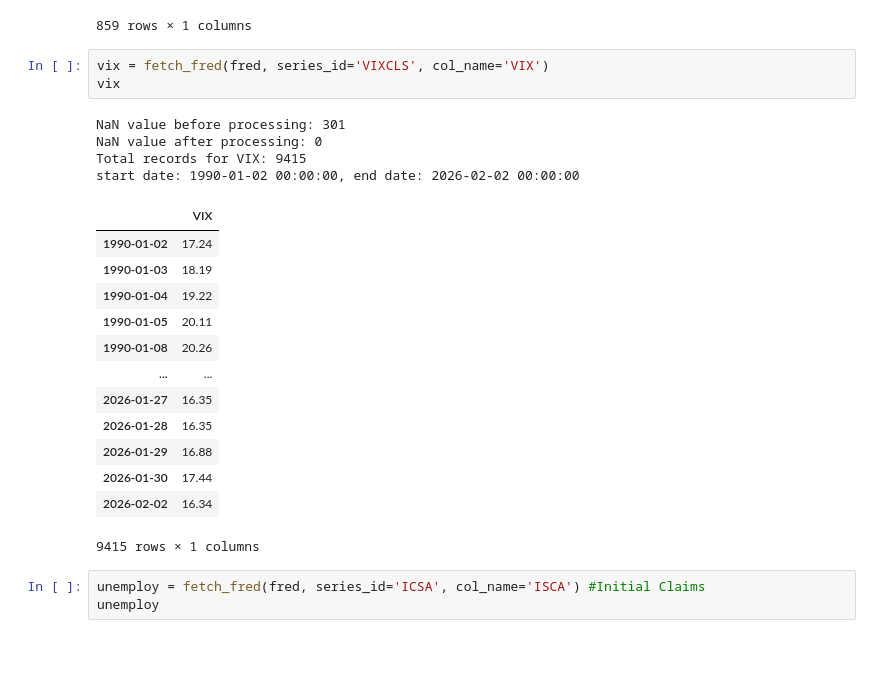
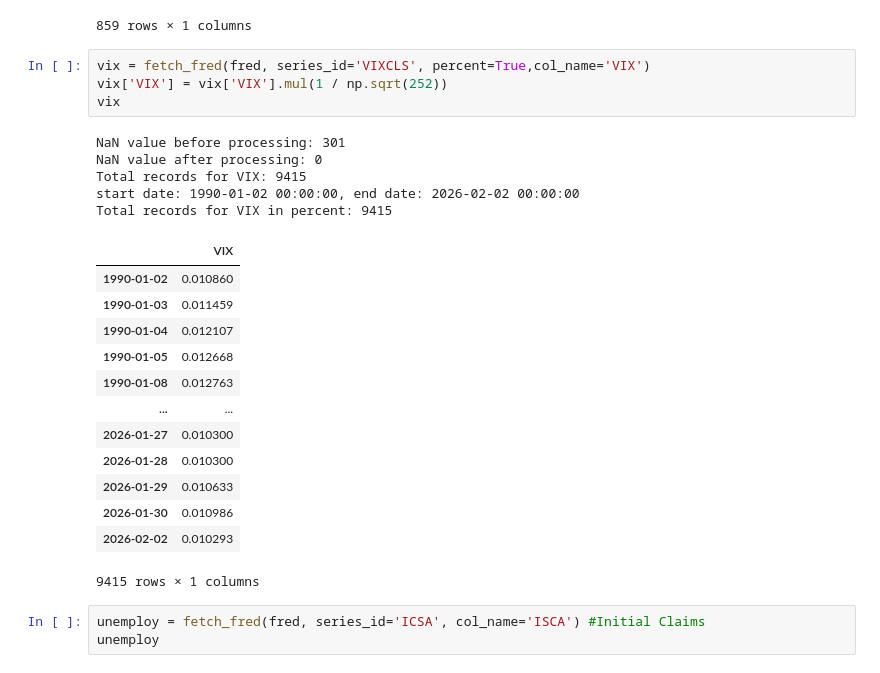
Before and after one commit to FulinQ/AQT, a Jupyter notebook: Gold/After_Meeting/Model1_FB.ipynb, the cells around one changed output. Drawn from its saved outputs; the diff is of its cells as text.

```diff
--- a/Gold/After_Meeting/Model1_FB.ipynb
+++ b/Gold/After_Meeting/Model1_FB.ipynb
@@ -196,25 +196,27 @@ Total records for Federal Fund Rate in percent: 859
 | 2026-01-01 | 0.0364 |
 859 rows × 1 columns
 # %%
-vix = fetch_fred(fred, series_id='VIXCLS', col_name='VIX')
+vix = fetch_fred(fred, series_id='VIXCLS', percent=True,col_name='VIX')
+vix['VIX'] = vix['VIX'].mul(1 / np.sqrt(252))
 vix
 # %% [output]
 NaN value before processing: 301
 NaN value after processing: 0
 Total records for VIX: 9415
 start date: 1990-01-02 00:00:00, end date: 2026-02-02 00:00:00
+Total records for VIX in percent: 9415
 |  | VIX |
-| 1990-01-02 | 17.24 |
-| 1990-01-03 | 18.19 |
-| 1990-01-04 | 19.22 |
-| 1990-01-05 | 20.11 |
-| 1990-01-08 | 20.26 |
+| 1990-01-02 | 0.010860 |
+| 1990-01-03 | 0.011459 |
+| 1990-01-04 | 0.012107 |
+| 1990-01-05 | 0.012668 |
+| 1990-01-08 | 0.012763 |
 | ... | ... |
-| 2026-01-27 | 16.35 |
-| 2026-01-28 | 16.35 |
-| 2026-01-29 | 16.88 |
-| 2026-01-30 | 17.44 |
-| 2026-02-02 | 16.34 |
+| 2026-01-27 | 0.010300 |
+| 2026-01-28 | 0.010300 |
+| 2026-01-29 | 0.010633 |
+| 2026-01-30 | 0.010986 |
+| 2026-02-02 | 0.010293 |
 9415 rows × 1 columns
 # %%
 unemploy = fetch_fred(fred, series_id='ICSA', col_name='ISCA') #Initial Claims
```
Also changed, not shown: parts of 13 cells of this notebook, 2 other files.
